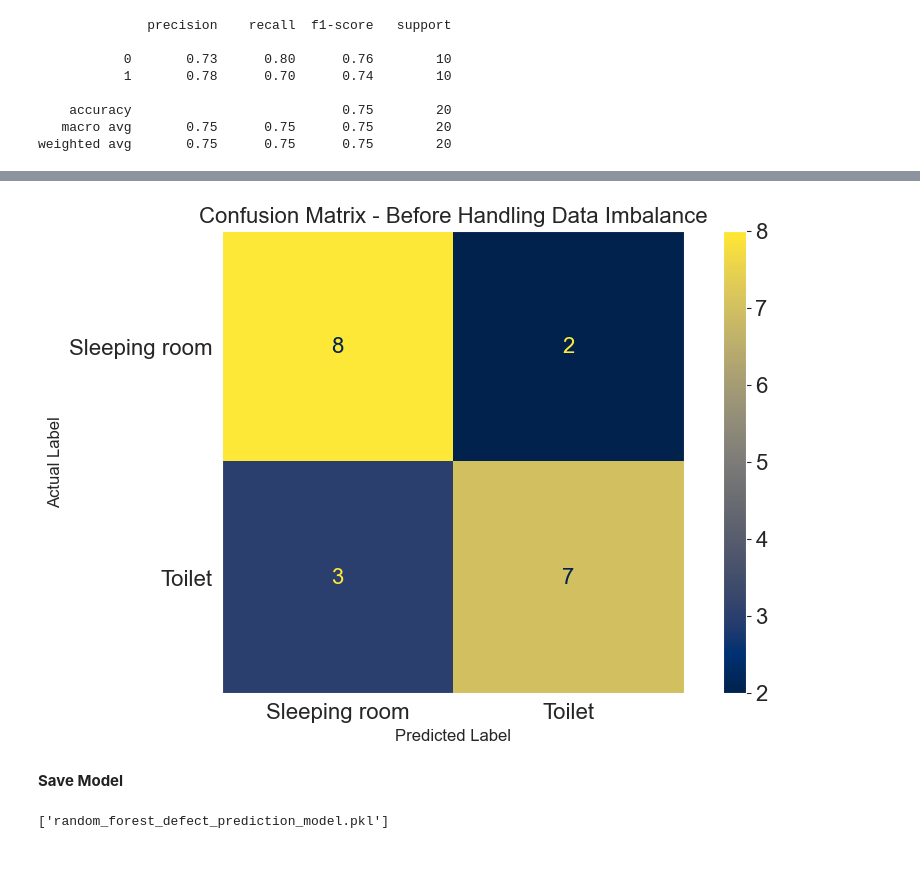
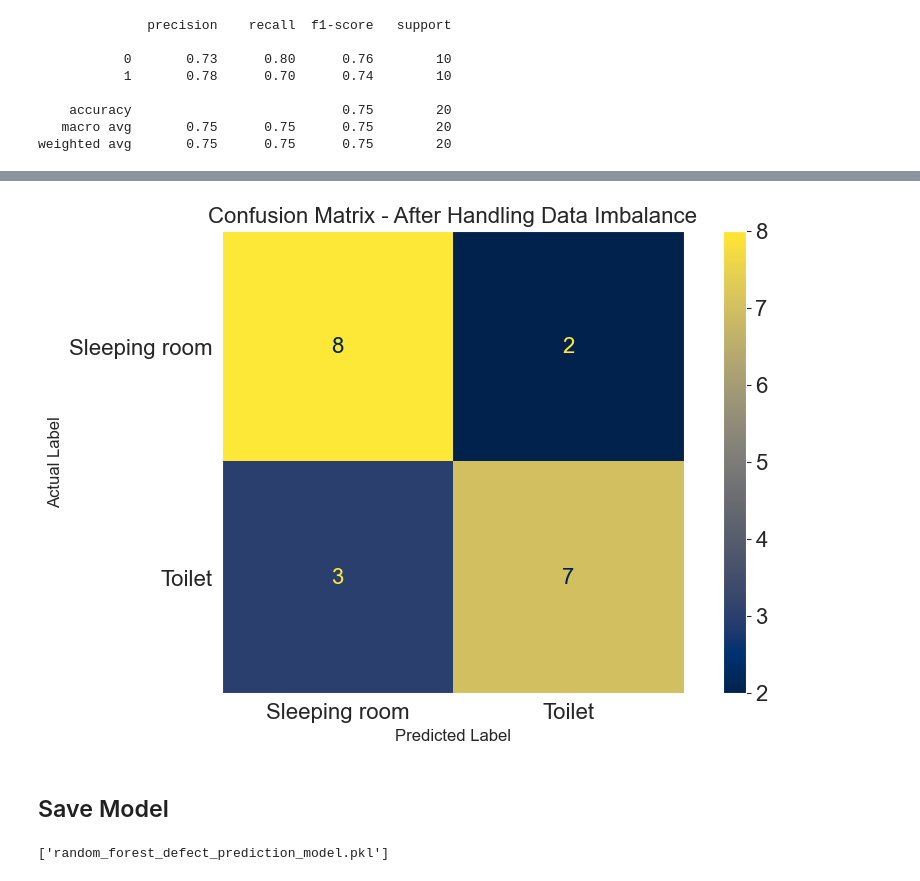
Before and after one commit to Ekeopara-Praise/Vehicle-Defects-Analysis, a Jupyter notebook: 2.0 Model_Building_and_Optimization.ipynb, the cells around one changed output, grey strips where cells are left out. Saved outputs shown, nothing was run; the diff lists cells and outputs as text; code cells hidden in the pictures.

Commit message:
Model Building and Optimization

```diff
--- a/2.0 Model_Building_and_Optimization.ipynb
+++ b/2.0 Model_Building_and_Optimization.ipynb
@@ -766,32 +768,32 @@ plt.show()
 # %%
 import matplotlib.pyplot as plt
 from sklearn import metrics
 
 # Generate the confusion matrix
 confusion_matrix = metrics.confusion_matrix(y_test, y_pred_rf)
 
 # Create a ConfusionMatrixDisplay object
 cm_display = metrics.ConfusionMatrixDisplay(confusion_matrix=confusion_matrix, display_labels=['Sleeping room', 'Toilet'])
 
 # Set up figure and axis
 fig, ax = plt.subplots(figsize=(10, 6))
 ax.grid(False)
 plt.rcParams.update({'font.size': 16})
 
 # Plot the confusion matrix with a colormap and without colorbar
 cm_display.plot(cmap='cividis', ax=ax, values_format='g')
 
 # Add title and labels with appropriate font size
-plt.title('Confusion Matrix - Before Handling Data Imbalance', fontsize=16)
+plt.title('Confusion Matrix - After Handling Data Imbalance', fontsize=16)
 plt.xlabel('Predicted Label', fontsize=12)
 plt.ylabel('Actual Label', fontsize=12)
 
 # Adjust tick labels font size
 ax.tick_params(axis='both', which='minor', labelsize=10);
 # %% [output]
-[figure, old version]
+[figure, new version]
 # %% [markdown]
-**Save Model**
+## Save Model
 # %%
 import joblib
 
```
Also changed, not shown: parts of 6 cells of this notebook.
